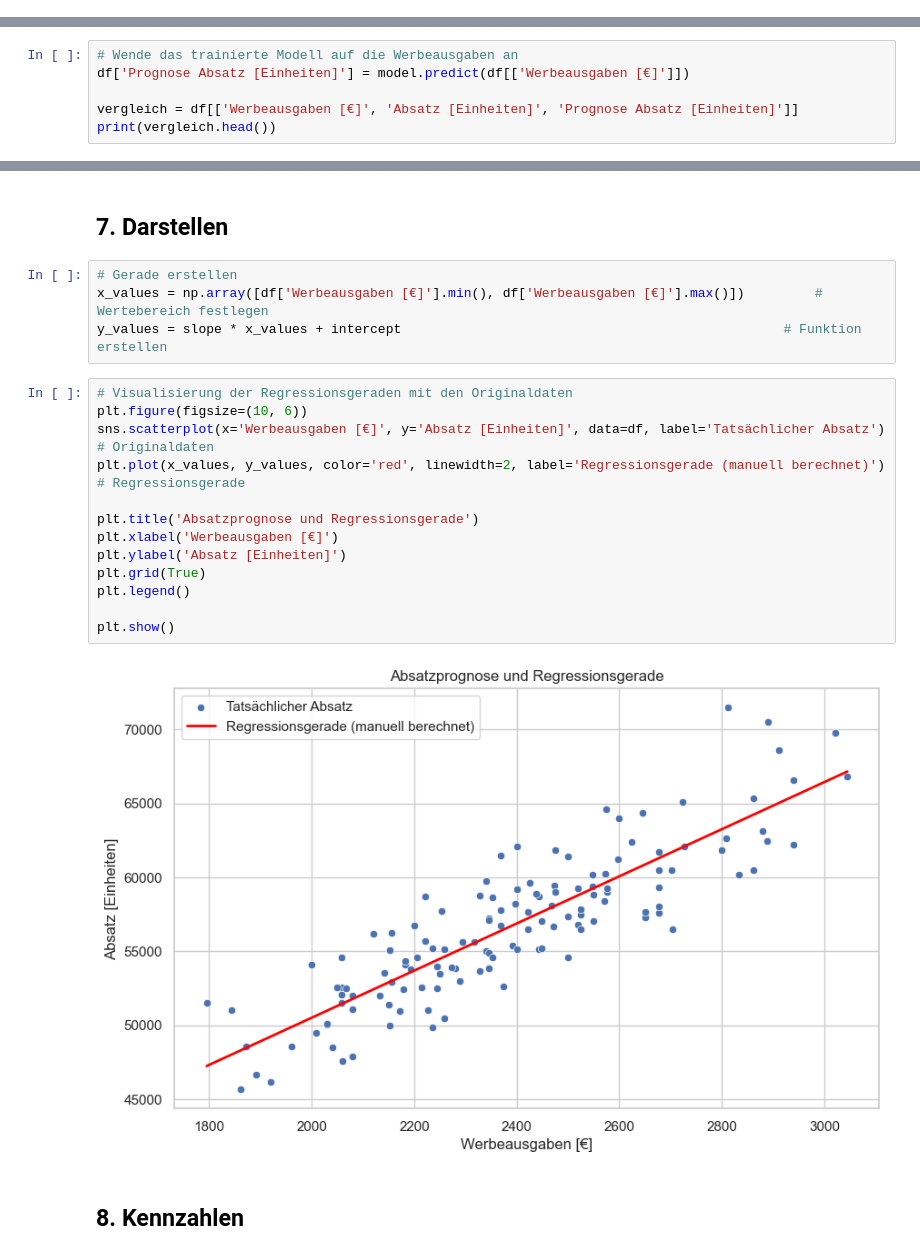
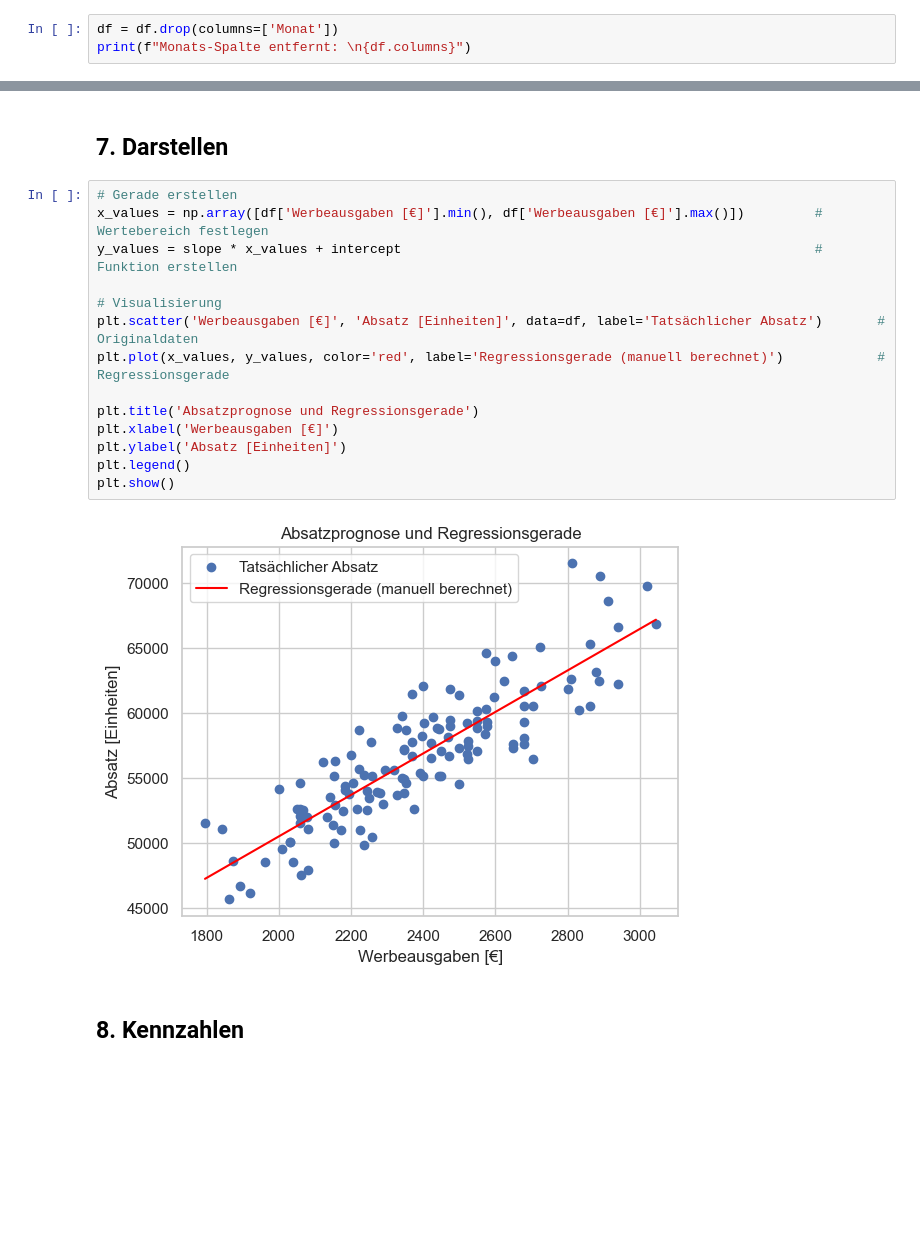
Before and after one commit to Ssaammyy36/Kurs-KI-Abgabe-1, a Jupyter notebook: Aufgabe_4/Aufgabe_4.ipynb, the cells around one changed output, grey strips where cells are left out. Saved outputs shown, nothing was run; the diff lists cells and outputs as text; blank space fills up the shorter version.

```diff
--- a/Aufgabe_4/Aufgabe_4.ipynb
+++ b/Aufgabe_4/Aufgabe_4.ipynb
@@ -104,0 +83,3 @@ Werbeausgaben ist die geeignetere unabhängige Variable, da die Korrelation mit
+# %%
+df = df.drop(columns=['Monat'])
+print(f"Monats-Spalte entfernt: \n{df.columns}")
@@ -128,9 +104,3 @@ Steigung (Koeffizient): 15.916048952060294
 Achsenabschnitt (Intercept): 18685.005012419206
 # %% [markdown]
 ## 6. Vorhersagen
-# %%
-# Wende das trainierte Modell auf die Werbeausgaben an
-df['Prognose Absatz [Einheiten]'] = model.predict(df[['Werbeausgaben [€]']])
-
-vergleich = df[['Werbeausgaben [€]', 'Absatz [Einheiten]', 'Prognose Absatz [Einheiten]']]
-print(vergleich.head())
@@ -144,24 +123,21 @@ print(vergleich.head())
 # %% [markdown]
 ## 7. Darstellen
-# %%
-# Gerade erstellen
-x_values = np.array([df['Werbeausgaben [€]'].min(), df['Werbeausgaben [€]'].max()])         # Wertebereich festlegen
-y_values = slope * x_values + intercept                                                 # Funktion erstellen
 # %%
-# Visualisierung der Regressionsgeraden mit den Originaldaten
-plt.figure(figsize=(10, 6))
-sns.scatterplot(x='Werbeausgaben [€]', y='Absatz [Einheiten]', data=df, label='Tatsächlicher Absatz')    # Originaldaten
-plt.plot(x_values, y_values, color='red', linewidth=2, label='Regressionsgerade (manuell berechnet)')   # Regressionsgerade
+# Gerade erstellen
+x_values = np.array([df['Werbeausgaben [€]'].min(), df['Werbeausgaben [€]'].max()])         # Wertebereich festlegen
+y_values = slope * x_values + intercept                                                     # Funktion erstellen
+
+# Visualisierung
+plt.scatter('Werbeausgaben [€]', 'Absatz [Einheiten]', data=df, label='Tatsächlicher Absatz')       # Originaldaten
+plt.plot(x_values, y_values, color='red', label='Regressionsgerade (manuell berechnet)')            # Regressionsgerade
 
 plt.title('Absatzprognose und Regressionsgerade')
 plt.xlabel('Werbeausgaben [€]')
 plt.ylabel('Absatz [Einheiten]')
-plt.grid(True)
 plt.legend()
-
 plt.show()
 # %% [output]
-[figure, old version]
+[figure, new version]
 # %% [markdown]
 ## 8. Kennzahlen
 # %%
```
Also changed, not shown: parts of 15 cells of this notebook.
